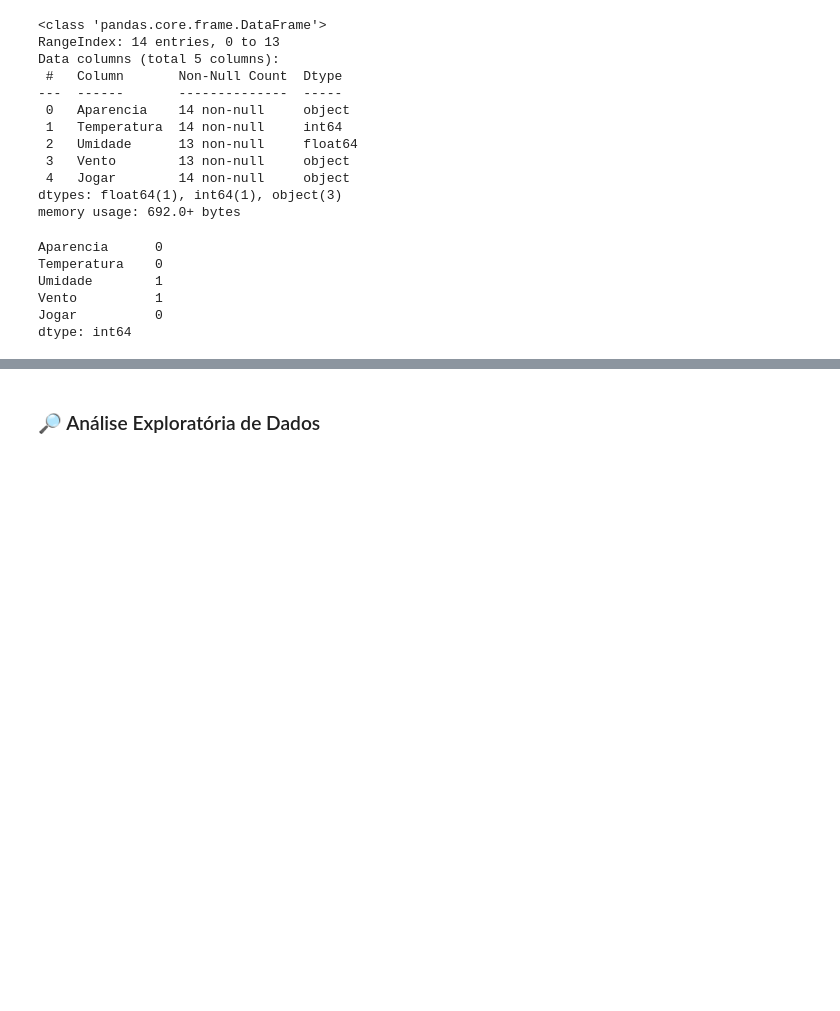
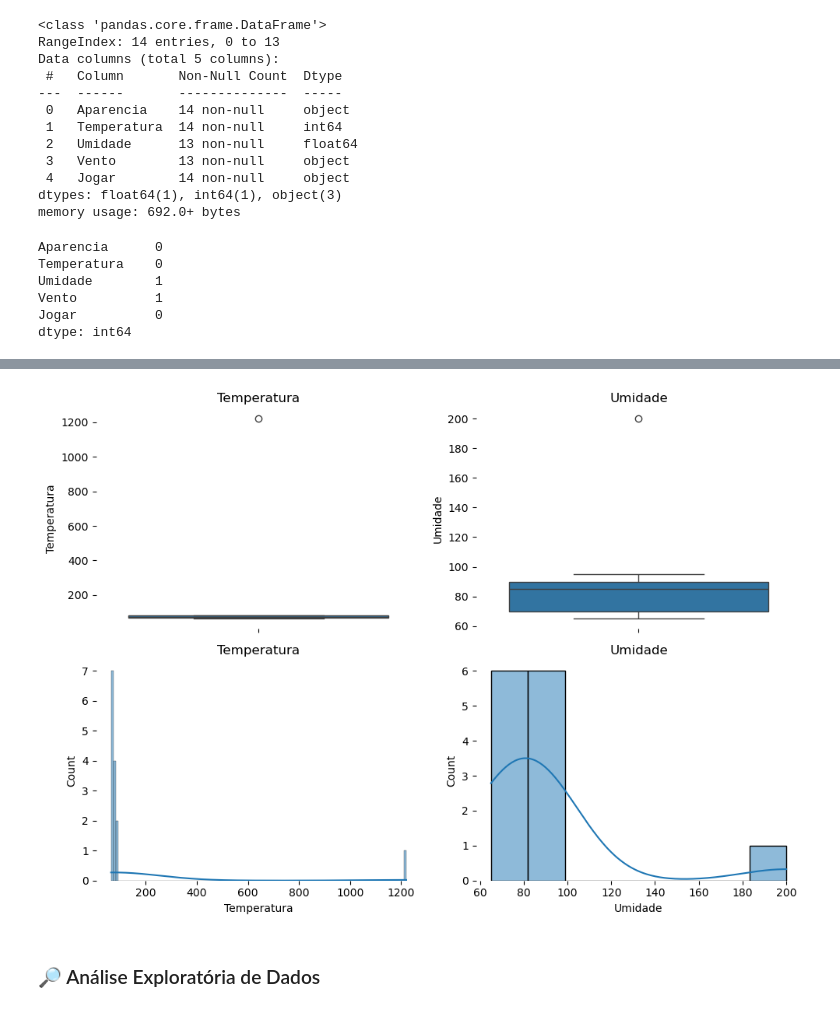
Before and after one commit to RodrigoD4v/FormacaoCD_Python, a Jupyter notebook: 1.LimpezaTratamentoDeDados/notebooks/limpezatratamento2.ipynb, the cells around one changed output, grey strips where cells are left out. Drawn from its saved outputs; the diff is of its cells as text; code cells hidden in the pictures; blank space fills up the shorter version.

```diff
--- a/1.LimpezaTratamentoDeDados/notebooks/limpezatratamento2.ipynb
+++ b/1.LimpezaTratamentoDeDados/notebooks/limpezatratamento2.ipynb
@@ -74,2 +91,22 @@ Colunas categóricas:
+# %%
+fig, (axs1, axs2) = plt.subplots(2, 2, figsize=(10, 7))
+
+sns.boxplot(data=df, x=None, y="Temperatura", ax=axs1[0])
+sns.boxplot(data=df, x=None, y="Umidade", ax=axs1[1])
+sns.histplot(data=df, kde=True , x="Temperatura", y=None, ax=axs2[0])
+sns.histplot(data=df, kde=True , x="Umidade", y=None, ax=axs2[1])
+
+
+axs1[0].set_title('Temperatura')
+axs1[1].set_title('Umidade')
+axs2[0].set_title('Temperatura')
+axs2[1].set_title('Umidade')
+
+sns.despine(left=True, bottom=True)
+plt.tight_layout()
+
+plt.show()
+# %% [output]
+[figure, added]
 # %% [markdown]
 ### 🔎 Análise Exploratória de Dados
```
Also changed, not shown: parts of 2 cells of this notebook.
